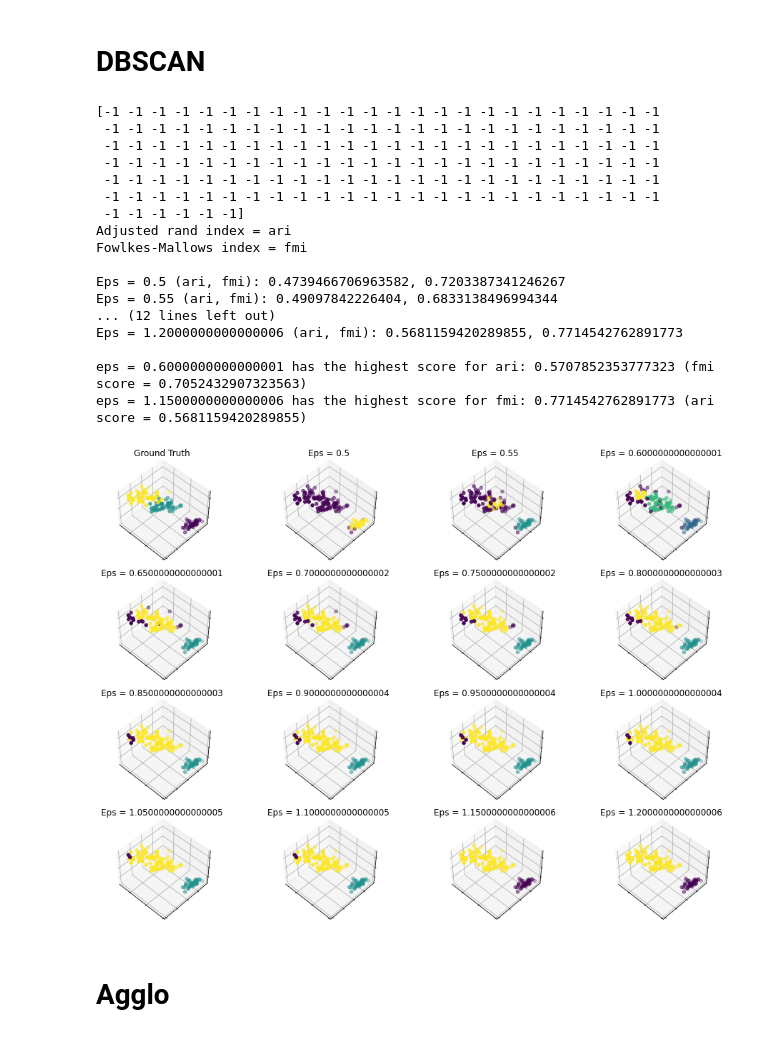
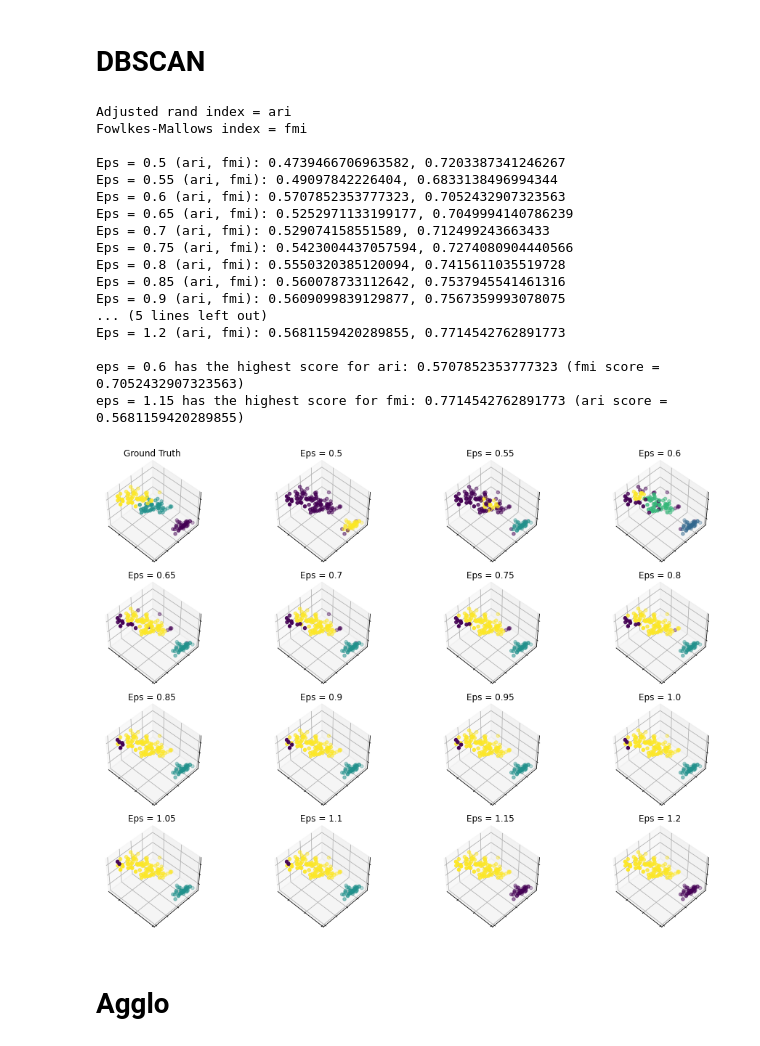
Before and after one commit to pauburk/Nueva-CS, a Jupyter notebook: clustering/clustering_iris_paul.ipynb, the cells around one changed output. Saved outputs shown, nothing was run; the diff lists cells and outputs as text; code cells hidden in the pictures.

```diff
--- a/clustering/clustering_iris_paul.ipynb
+++ b/clustering/clustering_iris_paul.ipynb
@@ -178,11 +178,6 @@ Fowlkes-Mallows index = fmi
 # %% [markdown]
 # DBSCAN
 # %%
-labelsDB = DBSCAN(eps = 0.2, min_samples = 10).fit_predict(iris_df)
-print(labelsDB)
-
-
-
 max_eps = 0.5
 
 # start a new figure to hold all of the subplots
@@ -212,45 +207,46 @@ while e < 1.25:
     title = 'Eps = {}'.format(e)
     add_plot(dbscan_figure, plot_num, title, iris_df, labels.astype(numpy.float))
 
     # validation
 
     rs = metrics.adjusted_rand_score(iris.target, labels)
     fm = metrics.fowlkes_mallows_score(iris.target, labels)
 
     print("Eps = " + str(e) + " (ari, fmi): " + str(rs) + ", " + str(fm))
 
     rand_scoresDB[e] = rs
     fm_scoresDB[e] = fm
 
     plot_num += 1
     e += 0.05
+    e = float('%.2f'%(e)) # cut off extra decimal points
 
 
 # find highest scores
 max_key = max(rand_scoresDB.items(), key=operator.itemgetter(1))[0]
 print("\neps = " + str(max_key) + " has the highest score for ari: " + str(rand_scoresDB[max_key]) + " (fmi score = " + str(fm_scoresDB[max_key]) + ")")
 
 max_key = max(fm_scoresDB.items(), key=operator.itemgetter(1))[0]
 print("eps = " + str(max_key) + " has the highest score for fmi: " + str(fm_scoresDB[max_key]) + " (ari score = " + str(rand_scoresDB[max_key]) + ")")
 # %% [output]
-[-1 -1 -1 -1 -1 -1 -1 -1 -1 -1 -1 -1 -1 -1 -1 -1 -1 -1 -1 -1 -1 -1 -1 -1
- -1 -1 -1 -1 -1 -1 -1 -1 -1 -1 -1 -1 -1 -1 -1 -1 -1 -1 -1 -1 -1 -1 -1 -1
- -1 -1 -1 -1 -1 -1 -1 -1 -1 -1 -1 -1 -1 -1 -1 -1 -1 -1 -1 -1 -1 -1 -1 -1
- -1 -1 -1 -1 -1 -1 -1 -1 -1 -1 -1 -1 -1 -1 -1 -1 -1 -1 -1 -1 -1 -1 -1 -1
- -1 -1 -1 -1 -1 -1 -1 -1 -1 -1 -1 -1 -1 -1 -1 -1 -1 -1 -1 -1 -1 -1 -1 -1
- -1 -1 -1 -1 -1 -1 -1 -1 -1 -1 -1 -1 -1 -1 -1 -1 -1 -1 -1 -1 -1 -1 -1 -1
- -1 -1 -1 -1 -1 -1]
 Adjusted rand index = ari
 Fowlkes-Mallows index = fmi
 
 Eps = 0.5 (ari, fmi): 0.4739466706963582, 0.7203387341246267
 Eps = 0.55 (ari, fmi): 0.49097842226404, 0.6833138496994344
-... (12 lines left out)
-Eps = 1.2000000000000006 (ari, fmi): 0.5681159420289855, 0.7714542762891773
+Eps = 0.6 (ari, fmi): 0.5707852353777323, 0.7052432907323563
+Eps = 0.65 (ari, fmi): 0.5252971133199177, 0.7049994140786239
+Eps = 0.7 (ari, fmi): 0.529074158551589, 0.712499243663433
+Eps = 0.75 (ari, fmi): 0.5423004437057594, 0.7274080904440566
+Eps = 0.8 (ari, fmi): 0.5550320385120094, 0.7415611035519728
+Eps = 0.85 (ari, fmi): 0.560078733112642, 0.7537945541461316
+Eps = 0.9 (ari, fmi): 0.5609099839129877, 0.7567359993078075
+... (5 lines left out)
+Eps = 1.2 (ari, fmi): 0.5681159420289855, 0.7714542762891773
 
-eps = 0.6000000000000001 has the highest score for ari: 0.5707852353777323 (fmi score = 0.7052432907323563)
-eps = 1.1500000000000006 has the highest score for fmi: 0.7714542762891773 (ari score = 0.5681159420289855)
+eps = 0.6 has the highest score for ari: 0.5707852353777323 (fmi score = 0.7052432907323563)
+eps = 1.15 has the highest score for fmi: 0.7714542762891773 (ari score = 0.5681159420289855)
-[figure, old version]
+[figure, new version]
 # %% [markdown]
 # Agglo
 # %%
```
Also changed, not shown: parts of 2 cells of this notebook, 1 other file.
